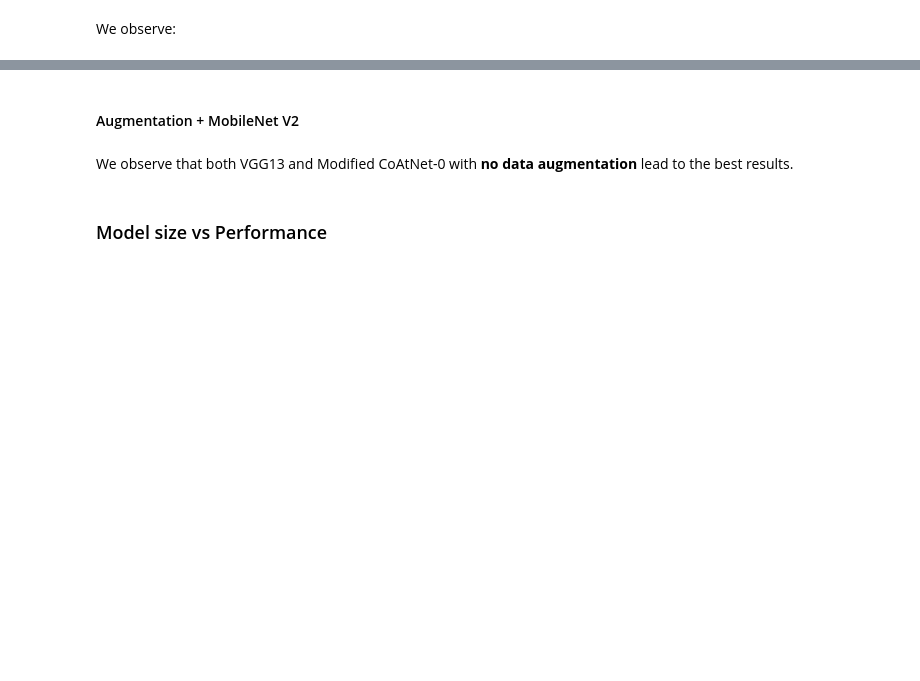
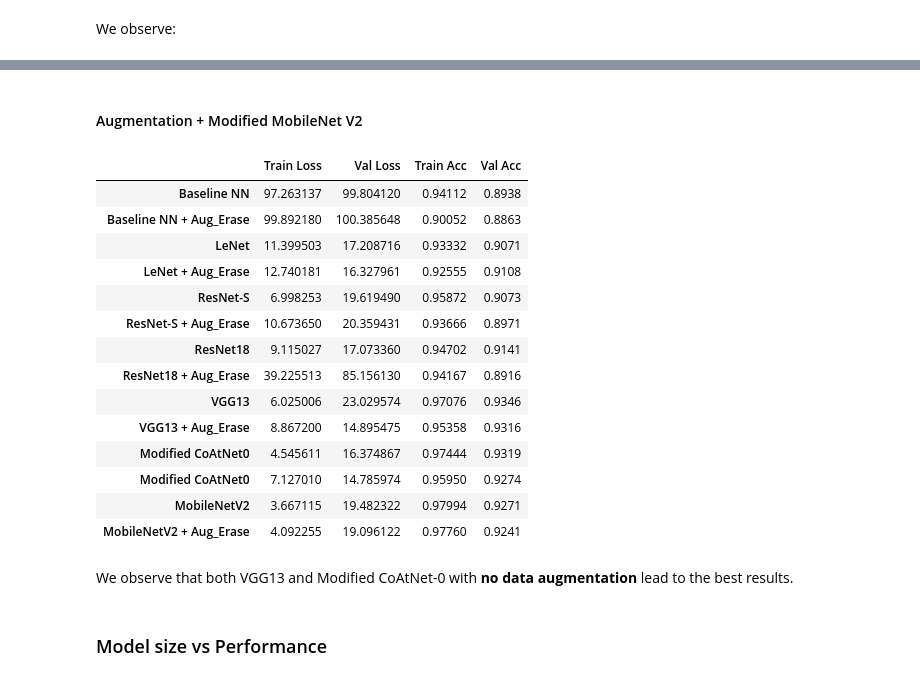
Before and after one commit to kenJPG/Fashion-MNIST, a Jupyter notebook: fashion_mnist.ipynb, the cells around one changed output, grey strips where cells are left out. Saved outputs shown, nothing was run; the diff lists cells and outputs as text; code cells hidden in the pictures; blank space fills up the shorter version.

```diff
--- a/fashion_mnist.ipynb
+++ b/fashion_mnist.ipynb
@@ -1367,13 +1446,13 @@ if not DEBUG:
 
 #### Augmentation + VGG
 # %%
-if not DEBUG:
+if not MODEL_DEBUG:
 	trainer.train_model(
 		'VGG13 + Aug_Erase', VGG13, # model
 		optim.Adam, {'lr': 1e-3, 'weight_decay': 1e-5}, # optimizer
 		train_augmented_erase, # data
 		early_stopping = CustomEarlyStopping(patience = 15),
-		verbose=True
+		verbose=False
 	)
 	trainer.archive('VGG13 + Aug_Erase')
 	display(trainer.history)
@@ -1637,14 +1737,13 @@ class CoAtNet(nn.Module):
                 layers.append(block(oup, oup, image_size))
         return nn.Sequential(*layers)
 # %%
-if not DEBUG:
+if not MODEL_DEBUG:
 	trainer.train_model(
 		'Modified CoAtNet0', CoAtNet, # model
 		optim.Adam, {'lr': 1e-3, 'weight_decay': 1e-5}, # optimizer
 		train_data, # data
-		val_data = val_data,
 		early_stopping = CustomEarlyStopping(patience = 15),
-		verbose=True
+		verbose=False
 	)
 	trainer.archive('Modified CoAtNet0')
 	display(trainer.history)
@@ -1652,7 +1764,7 @@ if not DEBUG:
 
 #### Augmentation + CoAtNet
 # %%
-if not DEBUG:
+if not MODEL_DEBUG:
 	trainer.train_model(
 		'Modified CoAtNet0', CoAtNet, # model
 		optim.Adam, {'lr': 1e-3, 'weight_decay': 1e-5}, # optimizer
@@ -1701,13 +1844,13 @@ class MobileNetV2(nn.Module):
 		x = x[:,:,0,0]
 		return x
 
-if not DEBUG:
+if not MODEL_DEBUG:
 	trainer.train_model(
 		'MobileNetV2', MobileNetV2, # model
 		optim.Adam, {'lr': 1e-3, 'weight_decay': 1e-5}, # optimizer
 		train_data, # data
 		early_stopping = CustomEarlyStopping(patience = 15),
-		verbose=True
+		verbose=False
 	)
 	trainer.archive('MobileNetV2')
 	display(trainer.history)
@@ -1714,16 +1872,32 @@ if not DEBUG:
 # %% [markdown]
-#### Augmentation + MobileNet V2
+#### Augmentation + Modified MobileNet V2
 # %%
-if not DEBUG:
+if not MODEL_DEBUG:
 	trainer.train_model(
 		'MobileNetV2 + Aug_Erase', MobileNetV2, # model
 		optim.Adam, {'lr': 1e-3, 'weight_decay': 1e-5}, # optimizer
 		train_data, # data
 		early_stopping = CustomEarlyStopping(patience = 15),
-		verbose=True
+		verbose=False
 	)
 	trainer.archive('MobileNetV2 + Aug_Erase')
 	display(trainer.history)
+# %% [output]
+|  | Train Loss | Val Loss | Train Acc | Val Acc |
+| Baseline NN | 97.263137 | 99.804120 | 0.94112 | 0.8938 |
+| Baseline NN + Aug_Erase | 99.892180 | 100.385648 | 0.90052 | 0.8863 |
+| LeNet | 11.399503 | 17.208716 | 0.93332 | 0.9071 |
+| LeNet + Aug_Erase | 12.740181 | 16.327961 | 0.92555 | 0.9108 |
+| ResNet-S | 6.998253 | 19.619490 | 0.95872 | 0.9073 |
+| ResNet-S + Aug_Erase | 10.673650 | 20.359431 | 0.93666 | 0.8971 |
+| ResNet18 | 9.115027 | 17.073360 | 0.94702 | 0.9141 |
+| ResNet18 + Aug_Erase | 39.225513 | 85.156130 | 0.94167 | 0.8916 |
+| VGG13 | 6.025006 | 23.029574 | 0.97076 | 0.9346 |
+| VGG13 + Aug_Erase | 8.867200 | 14.895475 | 0.95358 | 0.9316 |
+| Modified CoAtNet0 | 4.545611 | 16.374867 | 0.97444 | 0.9319 |
+| Modified CoAtNet0 | 7.127010 | 14.785974 | 0.95950 | 0.9274 |
+| MobileNetV2 | 3.667115 | 19.482322 | 0.97994 | 0.9271 |
+| MobileNetV2 + Aug_Erase | 4.092255 | 19.096122 | 0.97760 | 0.9241 |
 # %% [markdown]
 We observe that both VGG13 and Modified CoAtNet-0 with <strong>no data augmentation</strong> lead to the best results.
 # %% [markdown]
```
Also changed, not shown: parts of 39 cells of this notebook, 15 other files.
